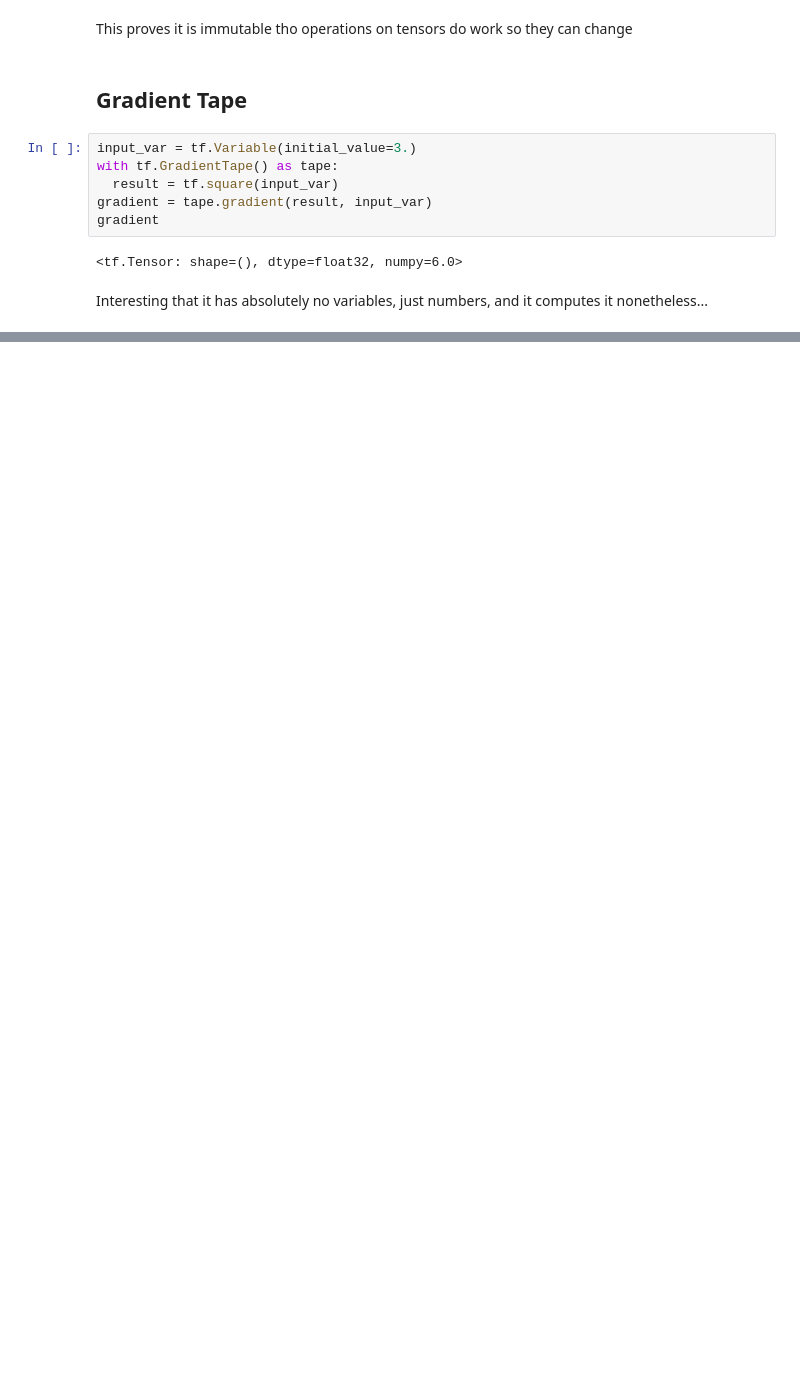
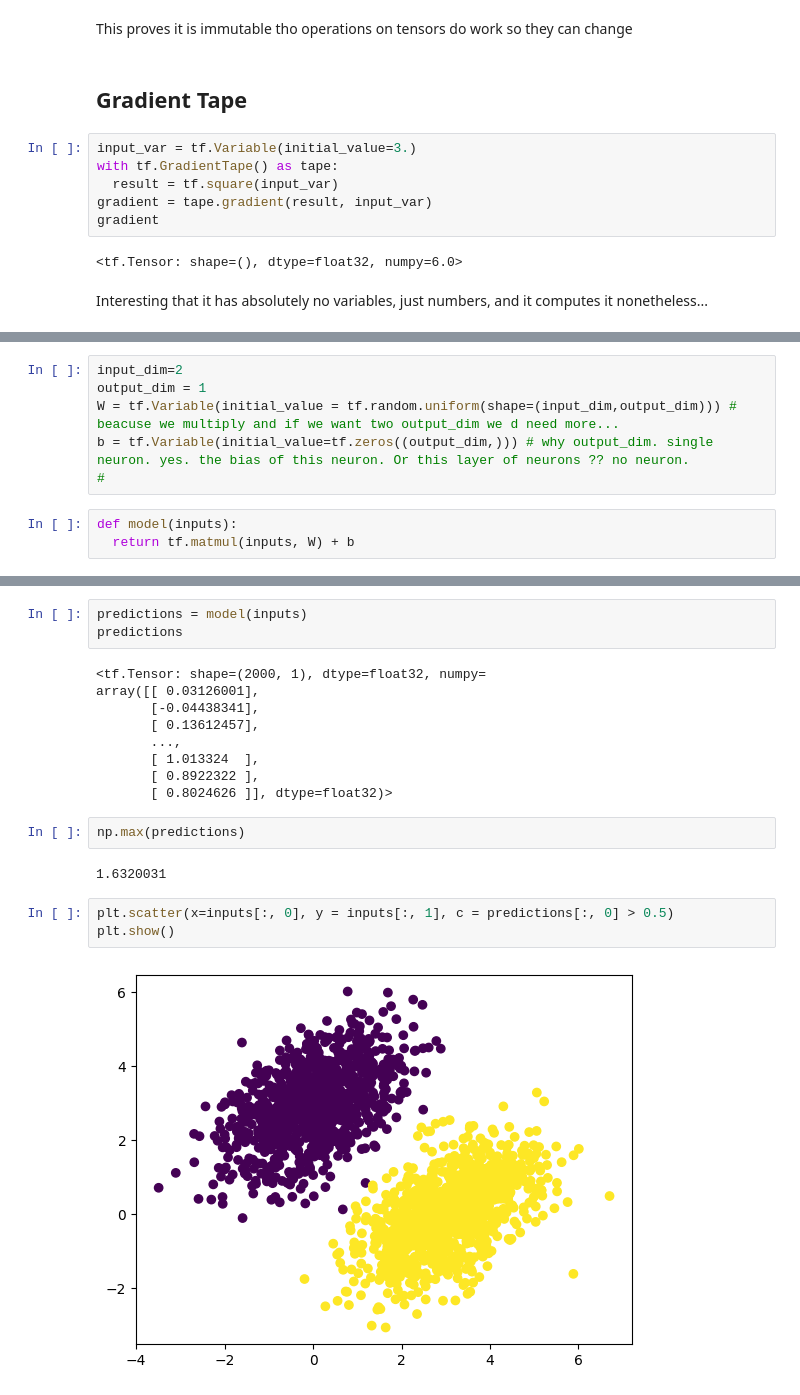
Before and after one commit to bigflyy/DeepLearningWithPython, a Jupyter notebook: 2LinearClassifierTensorFlow.ipynb, the cells around one changed output, grey strips where cells are left out. Drawn from its saved outputs; the diff is of its cells as text; blank space fills up the shorter version.

```diff
--- a/2LinearClassifierTensorFlow.ipynb
+++ b/2LinearClassifierTensorFlow.ipynb
@@ -34,0 +108,9 @@ Interesting that it has absolutely no variables, just numbers, and it computes i
+# %%
+input_dim=2
+output_dim = 1
+W = tf.Variable(initial_value = tf.random.uniform(shape=(input_dim,output_dim))) # beacuse we multiply and if we want two output_dim we d need more...
+b = tf.Variable(initial_value=tf.zeros((output_dim,))) # why output_dim. single neuron. yes. the bias of this neuron. Or this layer of neurons ?? no neuron.
+#
+# %%
+def model(inputs):
+  return tf.matmul(inputs, W) + b
@@ -34,0 +153,21 @@ Interesting that it has absolutely no variables, just numbers, and it computes i
+# %%
+predictions = model(inputs)
+predictions
+# %% [output]
+<tf.Tensor: shape=(2000, 1), dtype=float32, numpy=
+array([[ 0.03126001],
+       [-0.04438341],
+       [ 0.13612457],
+       ...,
+       [ 1.013324  ],
+       [ 0.8922322 ],
+       [ 0.8024626 ]], dtype=float32)>
+# %%
+np.max(predictions)
+# %% [output]
+1.6320031
+# %%
+plt.scatter(x=inputs[:, 0], y = inputs[:, 1], c = predictions[:, 0] > 0.5)
+plt.show()
+# %% [output]
+[figure, added]
```
Also changed, not shown: parts of 12 cells of this notebook.
